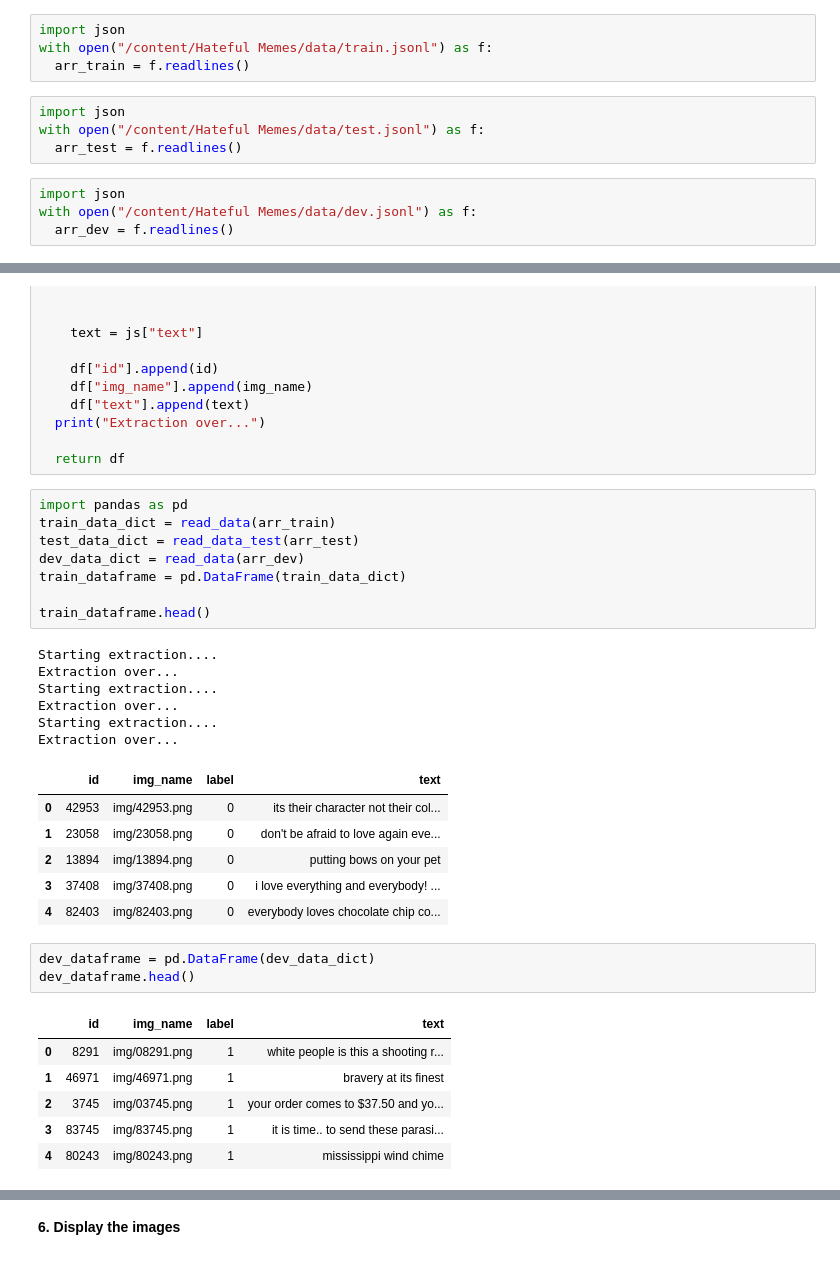
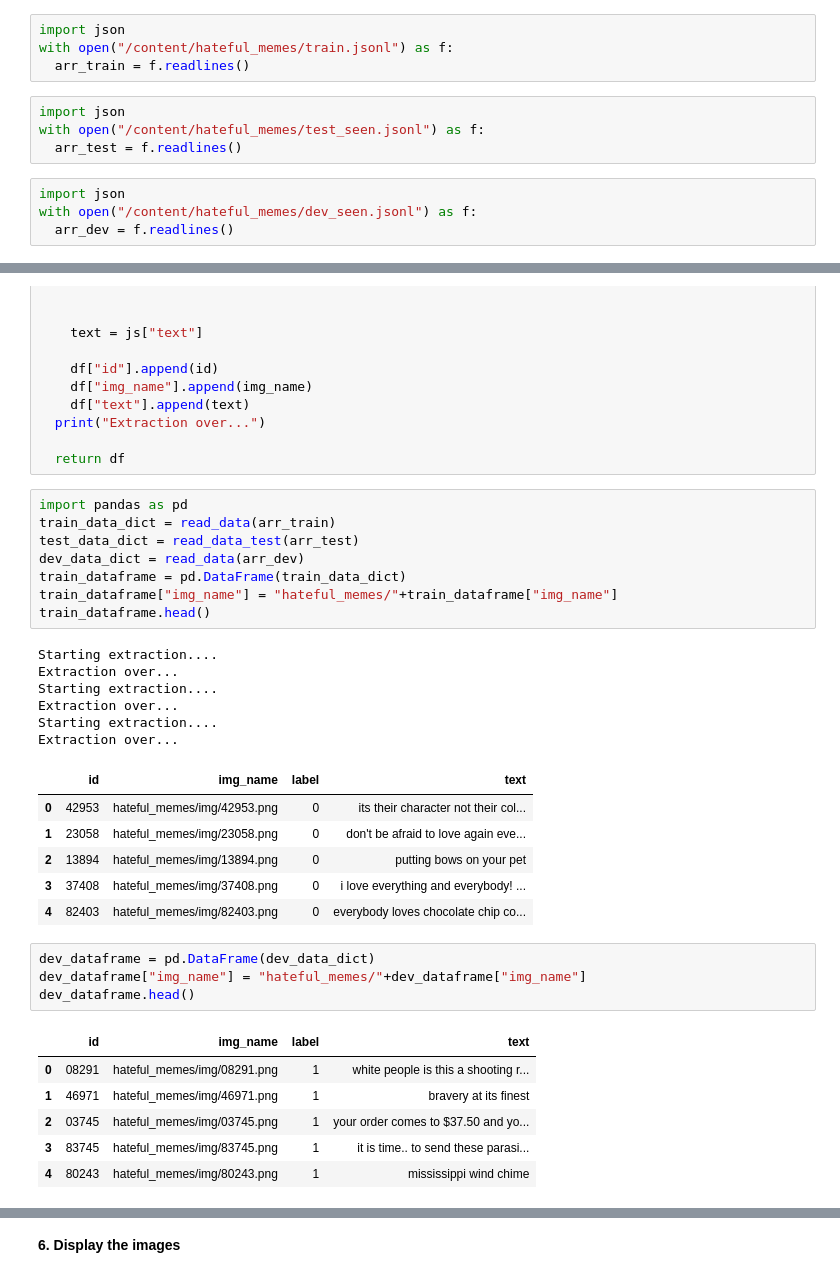
Before and after one commit to aryamansriram/Hateful_Memes, a Jupyter notebook: Hateful_Memes.ipynb, the cells around one changed output, grey strips where cells are left out. Drawn from its saved outputs; the diff is of its cells as text.

```diff
--- a/Hateful_Memes.ipynb
+++ b/Hateful_Memes.ipynb
@@ -32,15 +49,15 @@ Mounted at /content/gdrive
 **4. Extract the text from json into a dataframe**
 # %%
 import json
-with open("/content/Hateful Memes/data/train.jsonl") as f:
+with open("/content/hateful_memes/train.jsonl") as f:
   arr_train = f.readlines()
 # %%
 import json
-with open("/content/Hateful Memes/data/test.jsonl") as f:
+with open("/content/hateful_memes/test_seen.jsonl") as f:
   arr_test = f.readlines()
 # %%
 import json
-with open("/content/Hateful Memes/data/dev.jsonl") as f:
+with open("/content/hateful_memes/dev_seen.jsonl") as f:
   arr_dev = f.readlines()
 # %%
 def read_data(arr):
@@ -102,33 +119,34 @@ def read_data_test(arr):
 # %%
 import pandas as pd
 train_data_dict = read_data(arr_train)
 test_data_dict = read_data_test(arr_test)
 dev_data_dict = read_data(arr_dev)
 train_dataframe = pd.DataFrame(train_data_dict)
-
+train_dataframe["img_name"] = "hateful_memes/"+train_dataframe["img_name"]
 train_dataframe.head()
 # %% [output]
 Starting extraction....
 Extraction over...
 Starting extraction....
 Extraction over...
 Starting extraction....
 Extraction over...
 |  | id | img_name | label | text |
-| 0 | 42953 | img/42953.png | 0 | its their character not their col... |
-| 1 | 23058 | img/23058.png | 0 | don't be afraid to love again eve... |
-| 2 | 13894 | img/13894.png | 0 | putting bows on your pet |
-| 3 | 37408 | img/37408.png | 0 | i love everything and everybody! ... |
-| 4 | 82403 | img/82403.png | 0 | everybody loves chocolate chip co... |
+| 0 | 42953 | hateful_memes/img/42953.png | 0 | its their character not their col... |
+| 1 | 23058 | hateful_memes/img/23058.png | 0 | don't be afraid to love again eve... |
+| 2 | 13894 | hateful_memes/img/13894.png | 0 | putting bows on your pet |
+| 3 | 37408 | hateful_memes/img/37408.png | 0 | i love everything and everybody! ... |
+| 4 | 82403 | hateful_memes/img/82403.png | 0 | everybody loves chocolate chip co... |
 # %%
 dev_dataframe = pd.DataFrame(dev_data_dict)
+dev_dataframe["img_name"] = "hateful_memes/"+dev_dataframe["img_name"]
 dev_dataframe.head()
 # %% [output]
 |  | id | img_name | label | text |
-| 0 | 8291 | img/08291.png | 1 | white people is this a shooting r... |
-| 1 | 46971 | img/46971.png | 1 | bravery at its finest |
-| 2 | 3745 | img/03745.png | 1 | your order comes to $37.50 and yo... |
-| 3 | 83745 | img/83745.png | 1 | it is time.. to send these parasi... |
-| 4 | 80243 | img/80243.png | 1 | mississippi wind chime |
+| 0 | 08291 | hateful_memes/img/08291.png | 1 | white people is this a shooting r... |
+| 1 | 46971 | hateful_memes/img/46971.png | 1 | bravery at its finest |
+| 2 | 03745 | hateful_memes/img/03745.png | 1 | your order comes to $37.50 and yo... |
+| 3 | 83745 | hateful_memes/img/83745.png | 1 | it is time.. to send these parasi... |
+| 4 | 80243 | hateful_memes/img/80243.png | 1 | mississippi wind chime |
 # %%
 test_dataframe = pd.DataFrame(test_data_dict)
```
Also changed, not shown: parts of 13 cells of this notebook.
